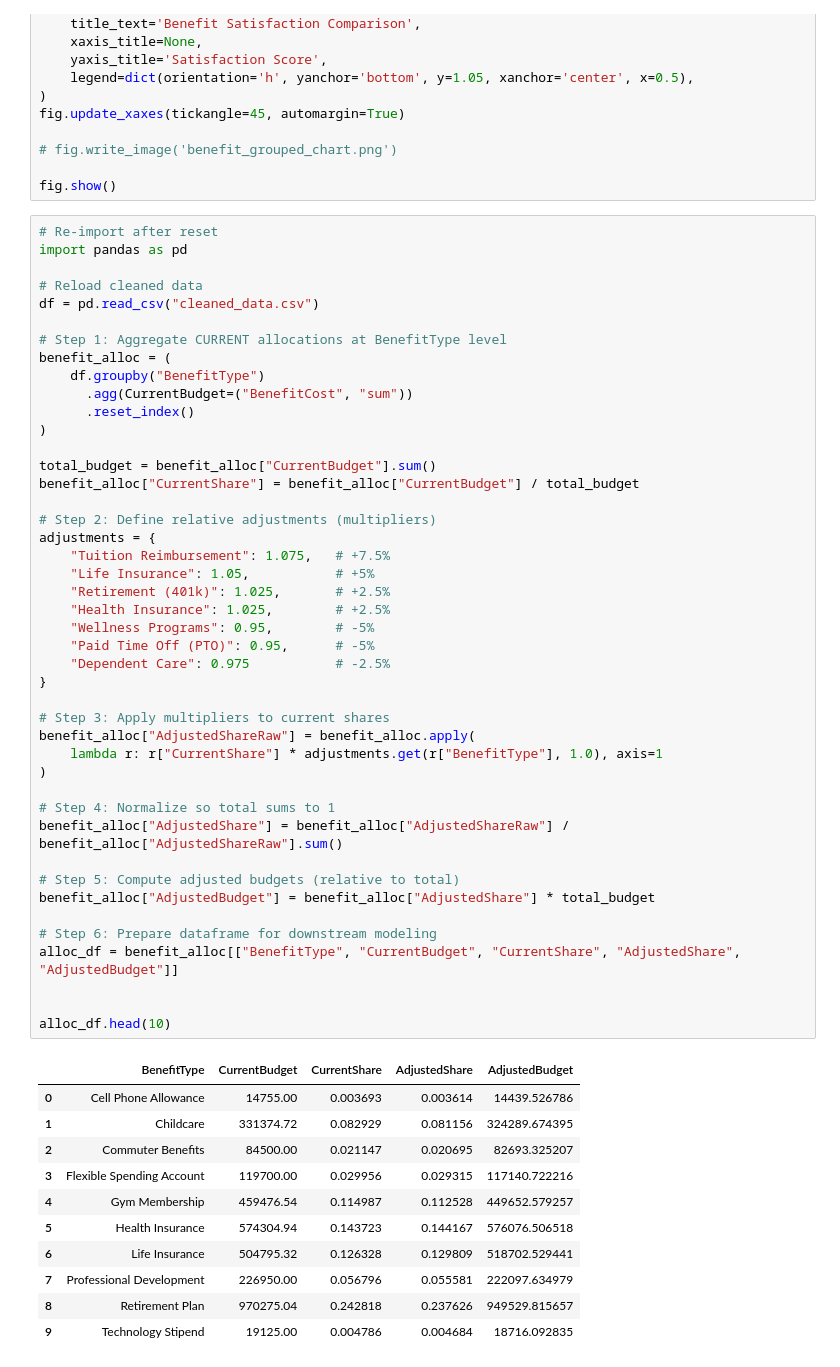
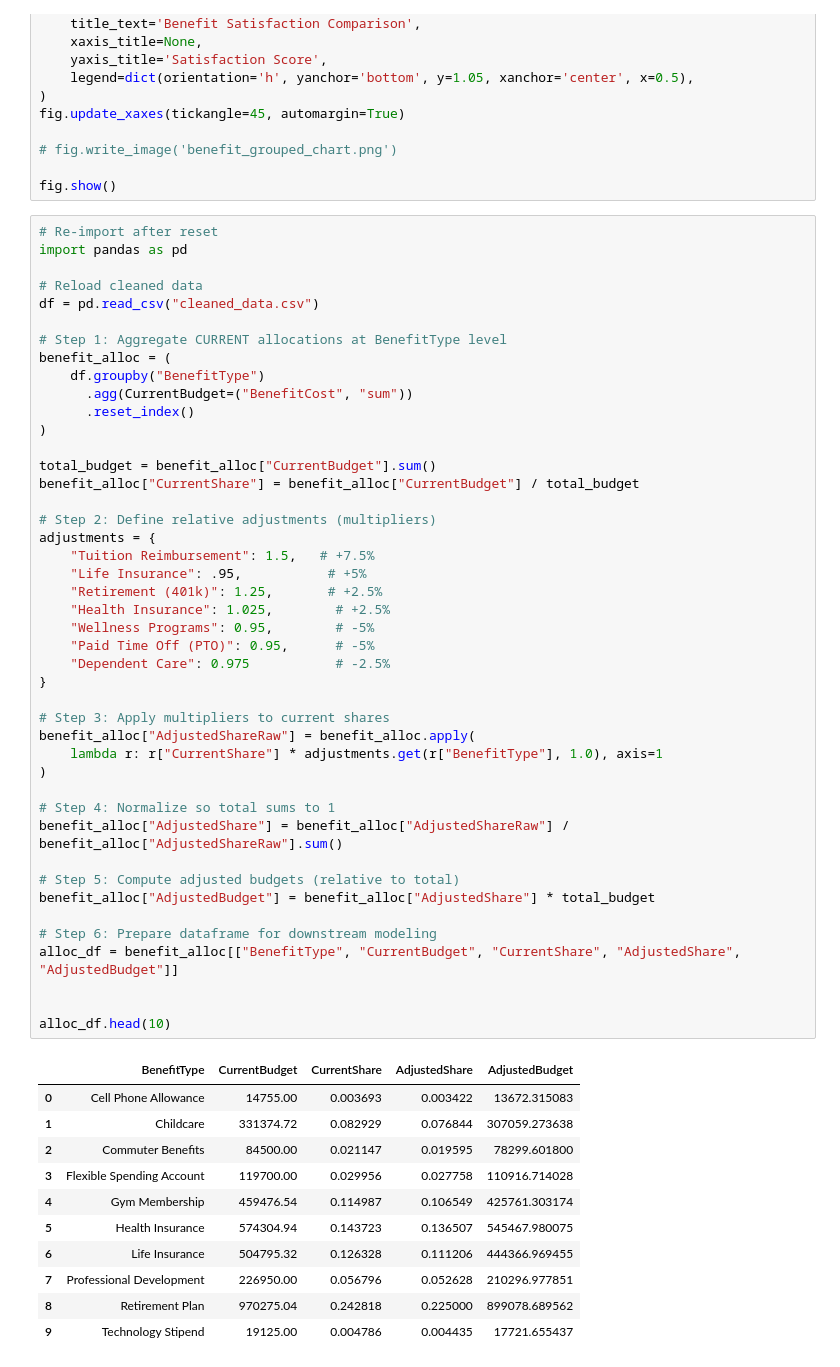
Before and after one commit to suletanmay/MidProgCaps, a Jupyter notebook: Phase_3.ipynb, the cells around one changed output. Saved outputs shown, nothing was run; the diff lists cells and outputs as text.

```diff
--- a/Phase_3.ipynb
+++ b/Phase_3.ipynb
@@ -1066,46 +1066,46 @@ benefit_alloc = (
 
 total_budget = benefit_alloc["CurrentBudget"].sum()
 benefit_alloc["CurrentShare"] = benefit_alloc["CurrentBudget"] / total_budget
 
 # Step 2: Define relative adjustments (multipliers)
 adjustments = {
-    "Tuition Reimbursement": 1.075,   # +7.5%
-    "Life Insurance": 1.05,           # +5%
-    "Retirement (401k)": 1.025,       # +2.5%
+    "Tuition Reimbursement": 1.5,   # +7.5%
+    "Life Insurance": .95,           # +5%
+    "Retirement (401k)": 1.25,       # +2.5%
     "Health Insurance": 1.025,        # +2.5%
     "Wellness Programs": 0.95,        # -5%
     "Paid Time Off (PTO)": 0.95,      # -5%
     "Dependent Care": 0.975           # -2.5%
 }
 
 # Step 3: Apply multipliers to current shares
 benefit_alloc["AdjustedShareRaw"] = benefit_alloc.apply(
     lambda r: r["CurrentShare"] * adjustments.get(r["BenefitType"], 1.0), axis=1
 )
 
 # Step 4: Normalize so total sums to 1
 benefit_alloc["AdjustedShare"] = benefit_alloc["AdjustedShareRaw"] / benefit_alloc["AdjustedShareRaw"].sum()
 
 # Step 5: Compute adjusted budgets (relative to total)
 benefit_alloc["AdjustedBudget"] = benefit_alloc["AdjustedShare"] * total_budget
 
 # Step 6: Prepare dataframe for downstream modeling
 alloc_df = benefit_alloc[["BenefitType", "CurrentBudget", "CurrentShare", "AdjustedShare", "AdjustedBudget"]]
 
 
 alloc_df.head(10)
 # %% [output]
 |  | BenefitType | CurrentBudget | CurrentShare | AdjustedShare | AdjustedBudget |
-| 0 | Cell Phone Allowance | 14755.00 | 0.003693 | 0.003614 | 14439.526786 |
-| 1 | Childcare | 331374.72 | 0.082929 | 0.081156 | 324289.674395 |
-| 2 | Commuter Benefits | 84500.00 | 0.021147 | 0.020695 | 82693.325207 |
-| 3 | Flexible Spending Account | 119700.00 | 0.029956 | 0.029315 | 117140.722216 |
-| 4 | Gym Membership | 459476.54 | 0.114987 | 0.112528 | 449652.579257 |
-| 5 | Health Insurance | 574304.94 | 0.143723 | 0.144167 | 576076.506518 |
-| 6 | Life Insurance | 504795.32 | 0.126328 | 0.129809 | 518702.529441 |
-| 7 | Professional Development | 226950.00 | 0.056796 | 0.055581 | 222097.634979 |
-| 8 | Retirement Plan | 970275.04 | 0.242818 | 0.237626 | 949529.815657 |
-| 9 | Technology Stipend | 19125.00 | 0.004786 | 0.004684 | 18716.092835 |
+| 0 | Cell Phone Allowance | 14755.00 | 0.003693 | 0.003422 | 13672.315083 |
+| 1 | Childcare | 331374.72 | 0.082929 | 0.076844 | 307059.273638 |
+| 2 | Commuter Benefits | 84500.00 | 0.021147 | 0.019595 | 78299.601800 |
+| 3 | Flexible Spending Account | 119700.00 | 0.029956 | 0.027758 | 110916.714028 |
+| 4 | Gym Membership | 459476.54 | 0.114987 | 0.106549 | 425761.303174 |
+| 5 | Health Insurance | 574304.94 | 0.143723 | 0.136507 | 545467.980075 |
+| 6 | Life Insurance | 504795.32 | 0.126328 | 0.111206 | 444366.969455 |
+| 7 | Professional Development | 226950.00 | 0.056796 | 0.052628 | 210296.977851 |
+| 8 | Retirement Plan | 970275.04 | 0.242818 | 0.225000 | 899078.689562 |
+| 9 | Technology Stipend | 19125.00 | 0.004786 | 0.004435 | 17721.655437 |
 # %%
 import numpy as np
 
```
Also changed, not shown: parts of 7 cells of this notebook, 1 other file.
